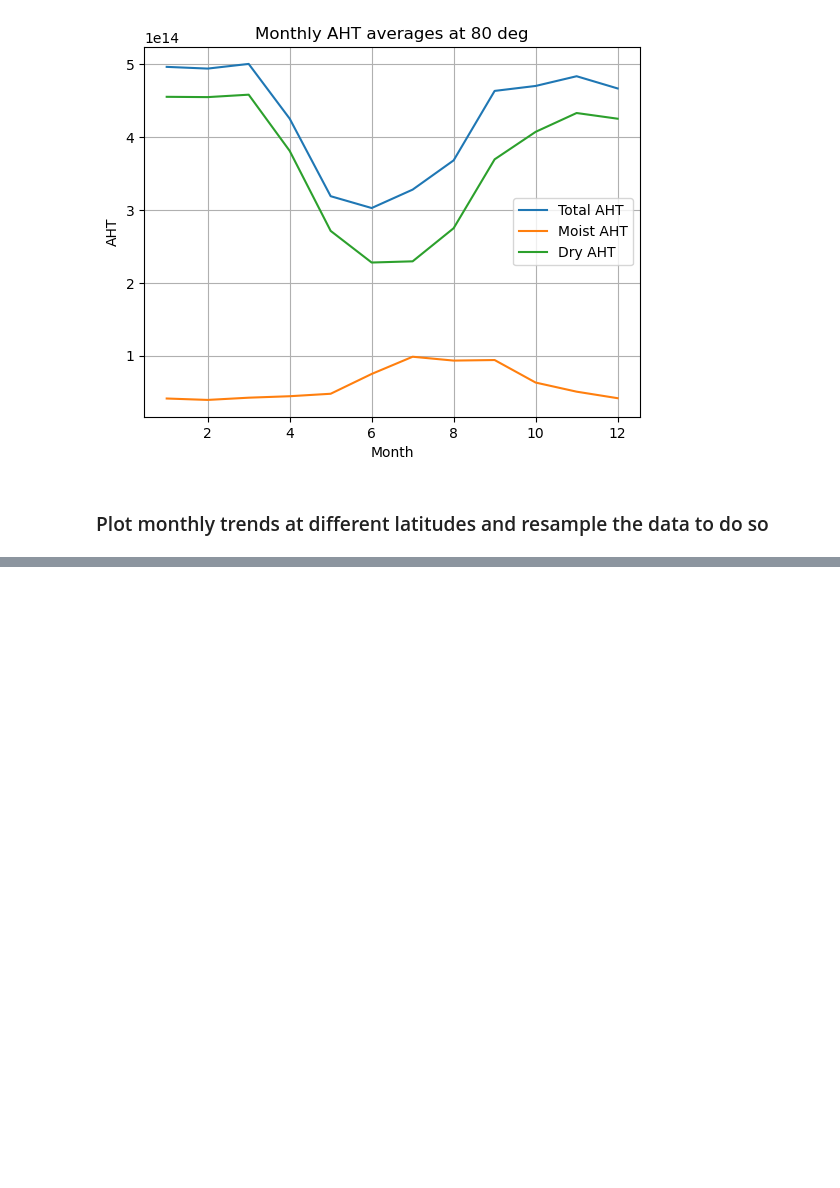
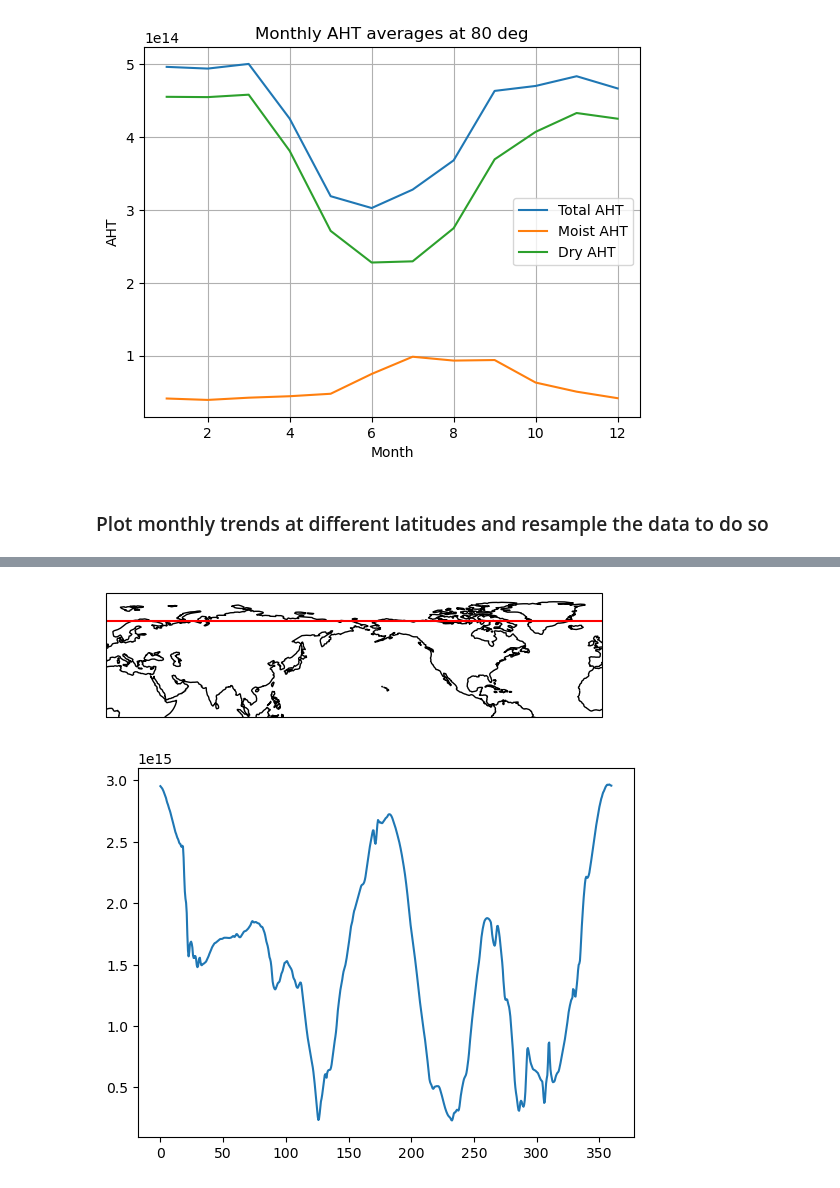
Before and after one commit to tylersc/ERA5_aht, a Jupyter notebook: AHT_work_w_Lily.ipynb, the cells around one changed output, grey strips where cells are left out. Drawn from its saved outputs; the diff is of its cells as text; code cells hidden in the pictures; blank space fills up the shorter version.

```diff
--- a/AHT_work_w_Lily.ipynb
+++ b/AHT_work_w_Lily.ipynb
@@ -211,0 +245,23 @@ plt.show()
+# %%
+aht_ds_70N = xr.open_dataset('aht_time_series/era5_aht_time_series_70deg.nc')
+aht_ds_monthly_70N = xr.open_dataset('aht_time_series/era5_monthly_aht_time_series_70deg.nc')
+# %%
+ax = plt.axes(projection=ccrs.PlateCarree(central_longitude=180))
+ax.coastlines()
+
+ax.set_ylim([0, 90])
+ax.set_xlim([-180, 180])
+
+plt.axhline(70, color='r')
+
+#plt.axvline(lons[190], color='b')
+#plt.axvline(lons[240], color='b')
+
+plt.show()
+
+plt.plot(lons, aht_ds_70N.eddy_aht.mean(['time']))
+
+plt.show()
+# %% [output]
+[figure, added]
+[figure, added]
```
Also changed, not shown: parts of 9 cells of this notebook.
